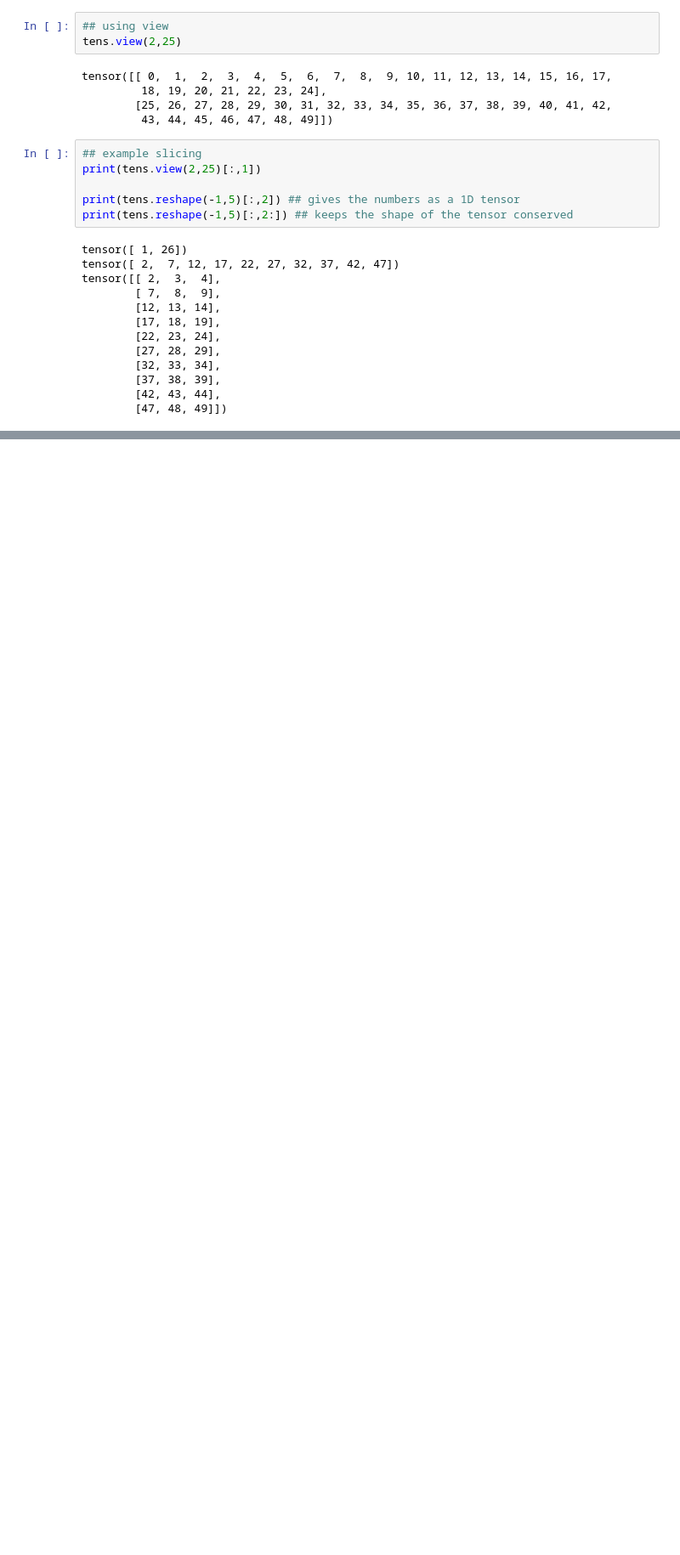
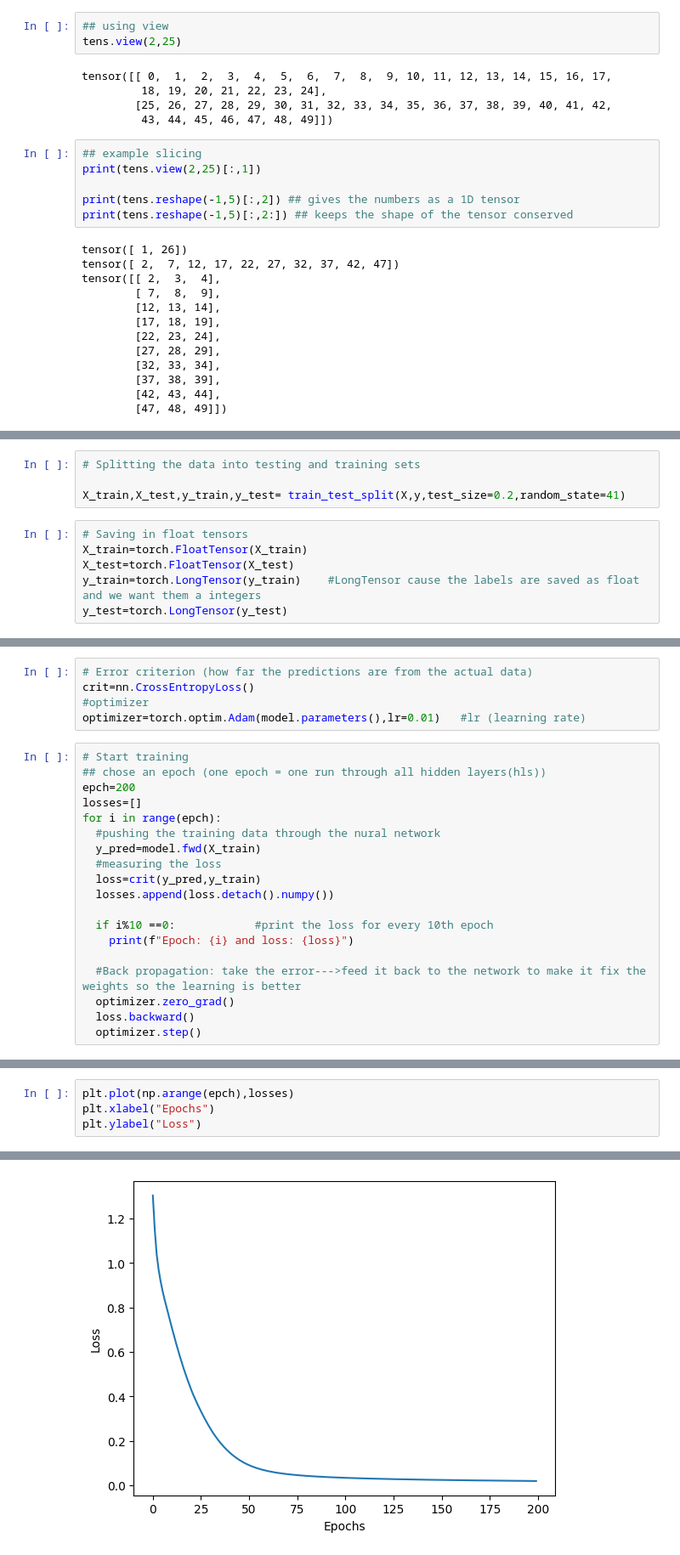
Before and after one commit to alpish0510/Pytorch_play, a Jupyter notebook: DL.ipynb, the cells around one changed output, grey strips where cells are left out. Shown at 85% size. Saved outputs shown, nothing was run; the diff lists cells and outputs as text; blank space fills up the shorter version.

```diff
--- a/DL.ipynb
+++ b/DL.ipynb
@@ -107,0 +206,10 @@ tensor([[ 2,  3,  4],
+# %%
+# Splitting the data into testing and training sets
+
+X_train,X_test,y_train,y_test= train_test_split(X,y,test_size=0.2,random_state=41)
+# %%
+# Saving in float tensors
+X_train=torch.FloatTensor(X_train)
+X_test=torch.FloatTensor(X_test)
+y_train=torch.LongTensor(y_train)    #LongTensor cause the labels are saved as float and we want them a integers
+y_test=torch.LongTensor(y_test)
@@ -107,0 +220,24 @@ tensor([[ 2,  3,  4],
+# %%
+# Error criterion (how far the predictions are from the actual data)
+crit=nn.CrossEntropyLoss()
+#optimizer
+optimizer=torch.optim.Adam(model.parameters(),lr=0.01)   #lr (learning rate)
+# %%
+# Start training
+## chose an epoch (one epoch = one run through all hidden layers(hls))
+epch=200
+losses=[]
+for i in range(epch):
+  #pushing the training data through the nural network
+  y_pred=model.fwd(X_train)
+  #measuring the loss
+  loss=crit(y_pred,y_train)
+  losses.append(loss.detach().numpy())
+
+  if i%10 ==0:            #print the loss for every 10th epoch
+    print(f"Epoch: {i} and loss: {loss}")
+
+  #Back propagation: take the error--->feed it back to the network to make it fix the weights so the learning is better
+  optimizer.zero_grad()
+  loss.backward()
+  optimizer.step()
@@ -107,0 +265,5 @@ tensor([[ 2,  3,  4],
+# %%
+plt.plot(np.arange(epch),losses)
+plt.xlabel("Epochs")
+plt.ylabel("Loss")
+# %% [output]
@@ -107,0 +271 @@ tensor([[ 2,  3,  4],
+[figure, added]
```
Also changed, not shown: parts of 18 cells of this notebook.
